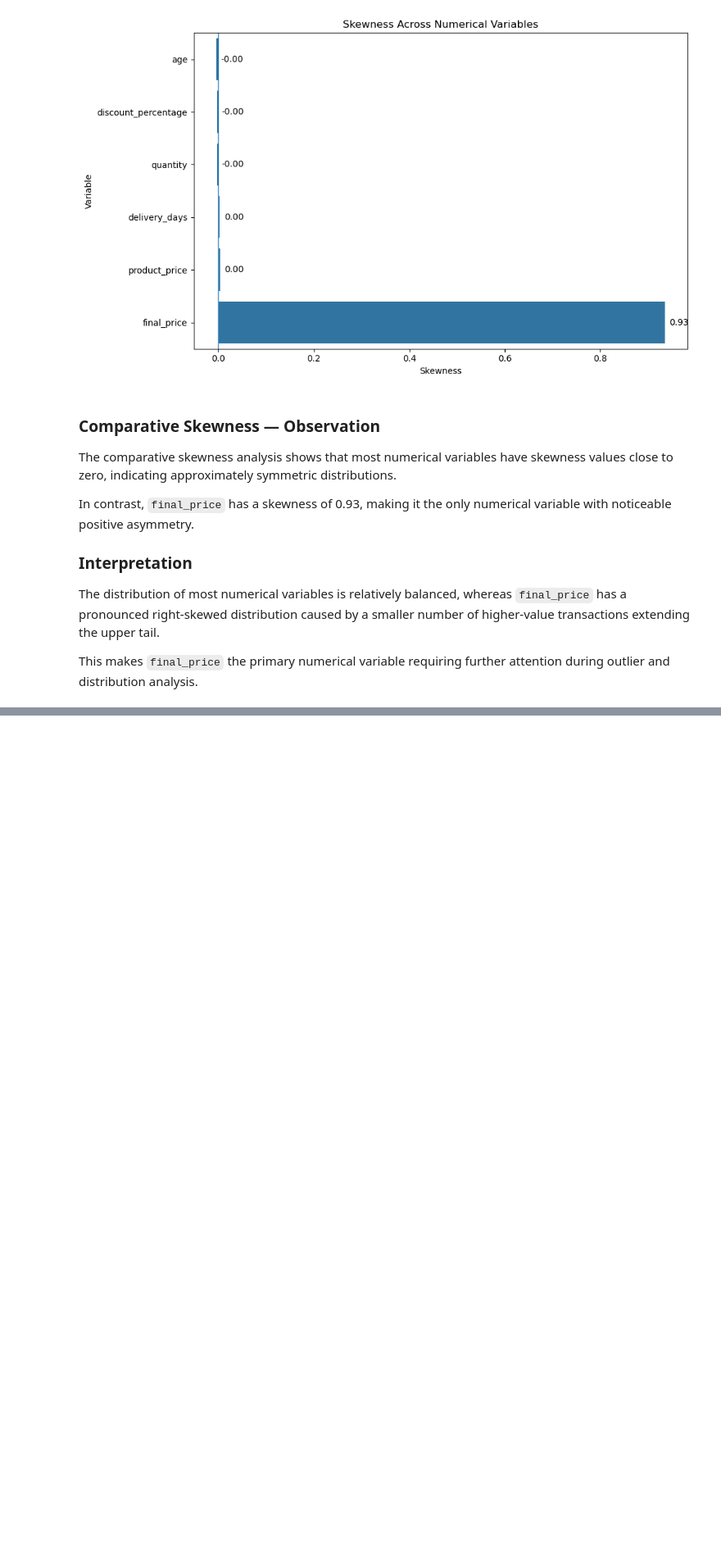
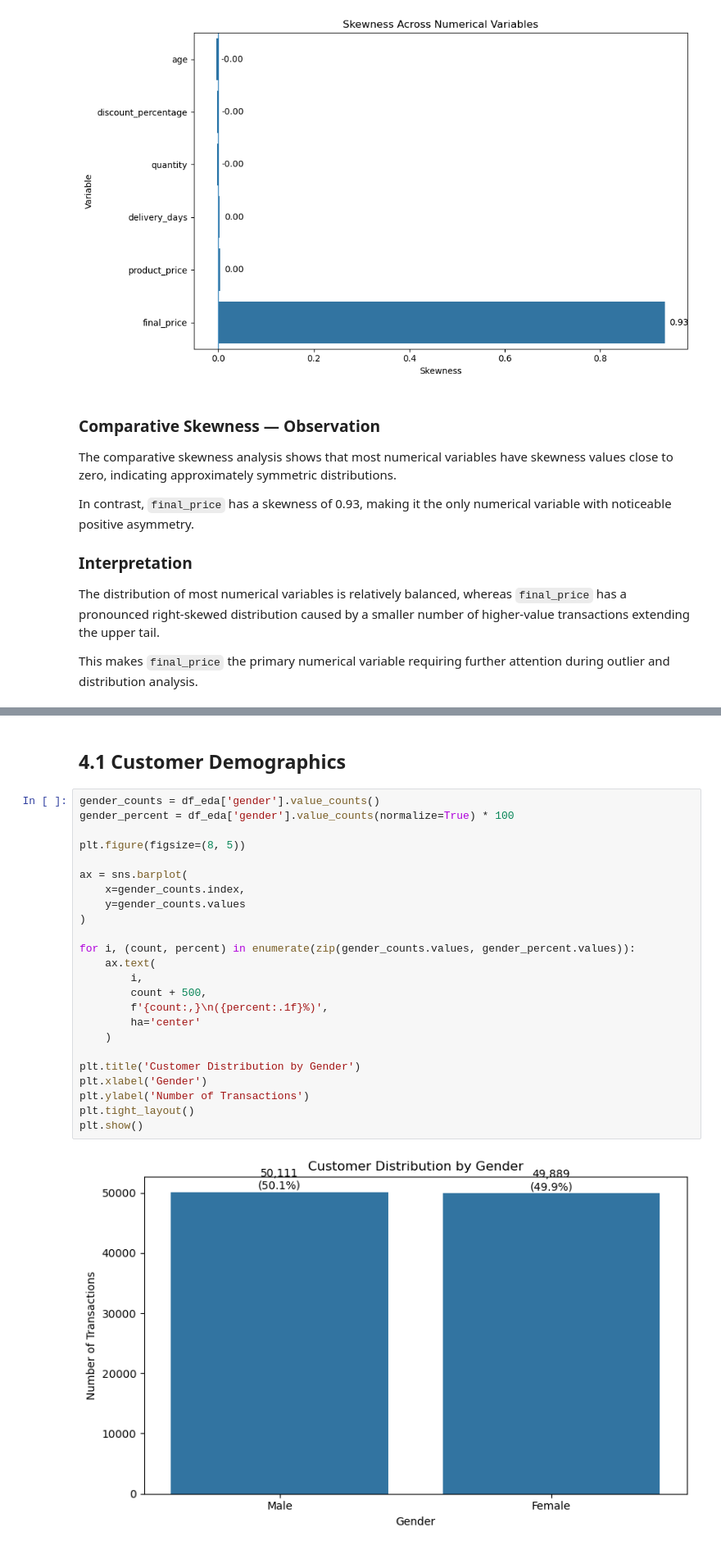
Before and after one commit to Bhav-creator452/NextHikesProject3-advanced-eda-retail-analysis, a Jupyter notebook: Advanced_EDA_Retail_Analysis.ipynb, the cells around one changed output, grey strips where cells are left out. Shown at 82% size. Saved outputs shown, nothing was run; the diff lists cells and outputs as text; blank space fills up the shorter version.

```diff
--- a/Advanced_EDA_Retail_Analysis.ipynb
+++ b/Advanced_EDA_Retail_Analysis.ipynb
@@ -1087,0 +1095,28 @@ attention during outlier and distribution analysis.
+# %% [markdown]
+## 4.1 Customer Demographics
+# %%
+gender_counts = df_eda['gender'].value_counts()
+gender_percent = df_eda['gender'].value_counts(normalize=True) * 100
+
+plt.figure(figsize=(8, 5))
+
+ax = sns.barplot(
+    x=gender_counts.index,
+    y=gender_counts.values
+)
+
+for i, (count, percent) in enumerate(zip(gender_counts.values, gender_percent.values)):
+    ax.text(
+        i,
+        count + 500,
+        f'{count:,}\n({percent:.1f}%)',
+        ha='center'
+    )
+
+plt.title('Customer Distribution by Gender')
+plt.xlabel('Gender')
+plt.ylabel('Number of Transactions')
+plt.tight_layout()
+plt.show()
+# %% [output]
+[figure, added]
```
Also changed, not shown: parts of 35 cells of this notebook.
